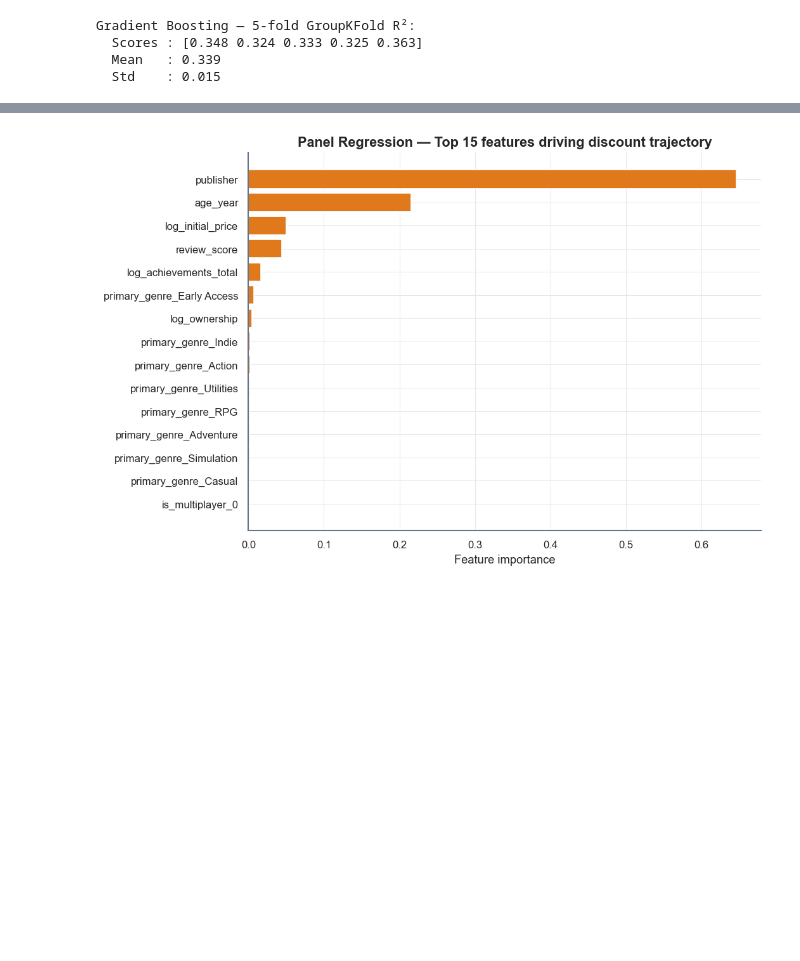
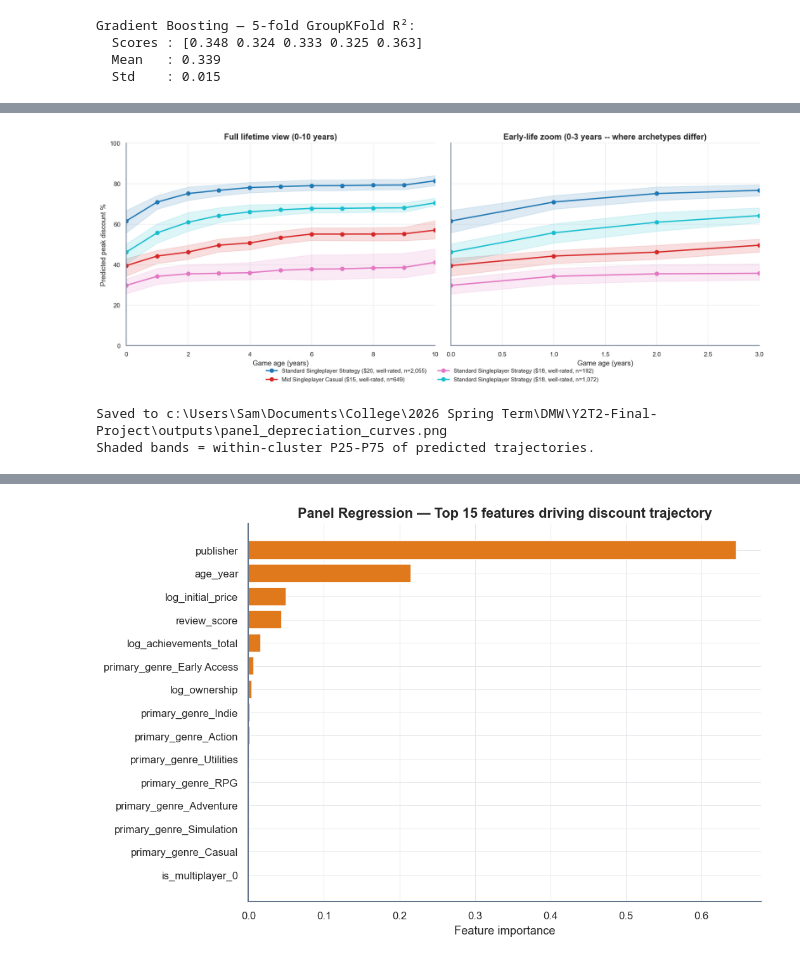
Before and after one commit to samsamotan/Y2T2-Final-Project, a Jupyter notebook: notebooks/04_ml_part1_price_and_value_retention.ipynb, the cells around one changed output, grey strips where cells are left out. Cells and saved outputs as stored; diff of their text form; code cells hidden in the pictures; blank space fills up the shorter version.

```diff
--- a/notebooks/04_ml_part1_price_and_value_retention.ipynb
+++ b/notebooks/04_ml_part1_price_and_value_retention.ipynb
@@ -934,0 +1039,35 @@ print('Shaded bands = within-cluster P25-P75 of predicted trajectories.')
+# %%
+# Plot archetype trajectories: full lifetime view + early-life zoom, with
+# P25/P75 envelopes showing within-cluster variation.
+fig, (ax_full, ax_zoom) = plt.subplots(1, 2, figsize=(15, 5.5), sharey=True)
+colors = cm.get_cmap('tab10')(np.linspace(0, 1, len(archetypes)))
+
+for a, color in zip(archetypes, colors):
+    for ax, x_max in [(ax_full, 10), (ax_zoom, 3)]:
+        mask_age = TRAJ_AGES <= x_max
+        ax.fill_between(TRAJ_AGES[mask_age],
+                        a['p25_curve'][mask_age], a['p75_curve'][mask_age],
+                        color=color, alpha=0.15)
+        ax.plot(TRAJ_AGES[mask_age], a['mean_curve'][mask_age],
+                marker='o', linewidth=2, color=color, label=a['label'])
+
+ax_full.set_title('Full lifetime view (0-10 years)')
+ax_full.set_xlabel('Game age (years)')
+ax_full.set_ylabel('Predicted peak discount %')
+ax_full.set_ylim(0, 100); ax_full.set_xlim(0, 10)
+
+ax_zoom.set_title('Early-life zoom (0-3 years -- where archetypes differ)')
+ax_zoom.set_xlabel('Game age (years)')
+ax_zoom.set_ylim(0, 100); ax_zoom.set_xlim(0, 3)
+
+fig.legend(*ax_full.get_legend_handles_labels(), loc='lower center',
+           ncol=2, fontsize=9, bbox_to_anchor=(0.5, -0.05))
+plt.tight_layout()
+plt.savefig(paths.outputs_dir / 'panel_depreciation_curves.png', dpi=150, bbox_inches='tight')
+plt.show()
+print(f'\nSaved to {paths.outputs_dir / "panel_depreciation_curves.png"}')
+print('Shaded bands = within-cluster P25-P75 of predicted trajectories.')
+# %% [output]
+[figure, added]
+Saved to c:\Users\Sam\Documents\College\2026 Spring Term\DMW\Y2T2-Final-Project\outputs\panel_depreciation_curves.png
+Shaded bands = within-cluster P25-P75 of predicted trajectories.
```
Also changed, not shown: parts of 34 cells of this notebook, 10 other files.
